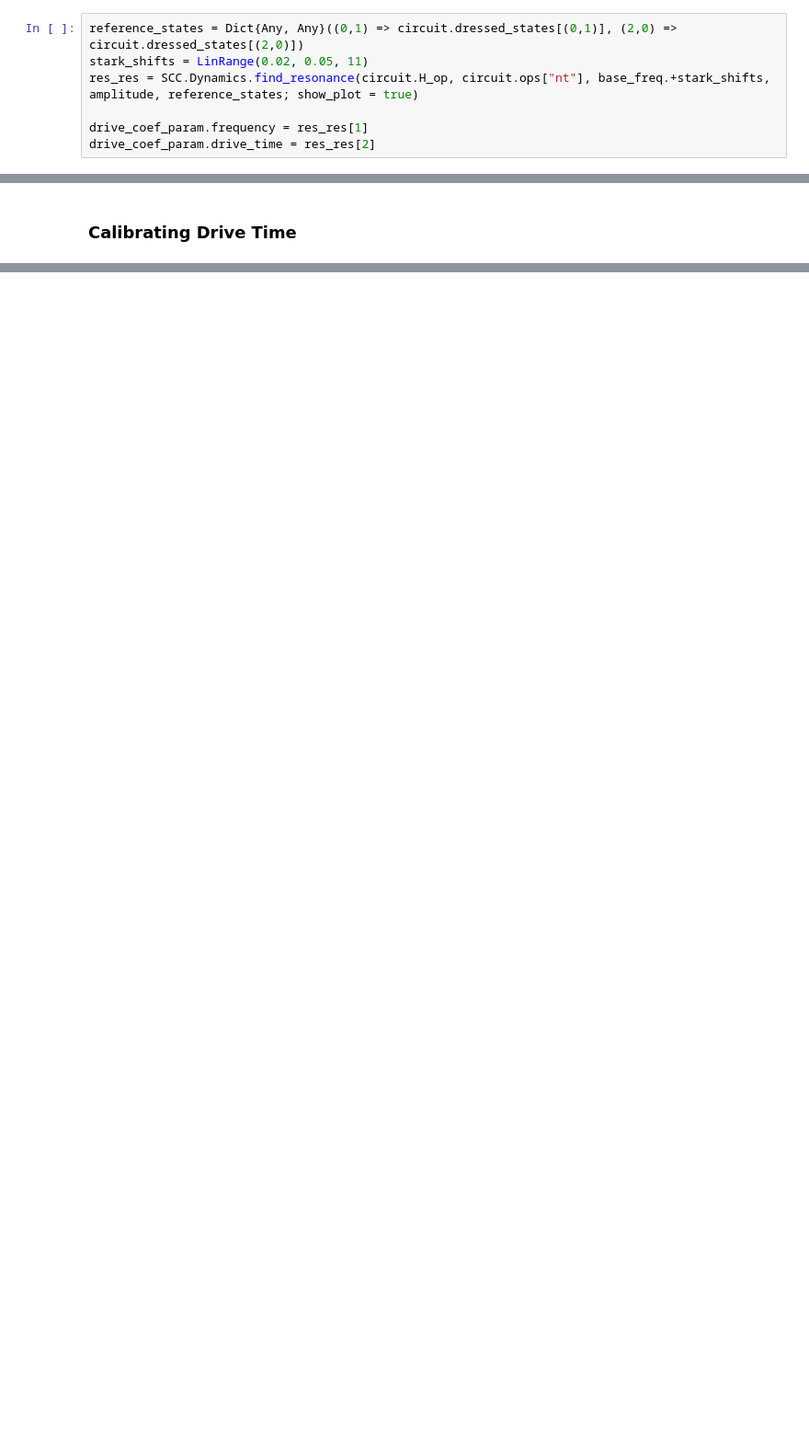
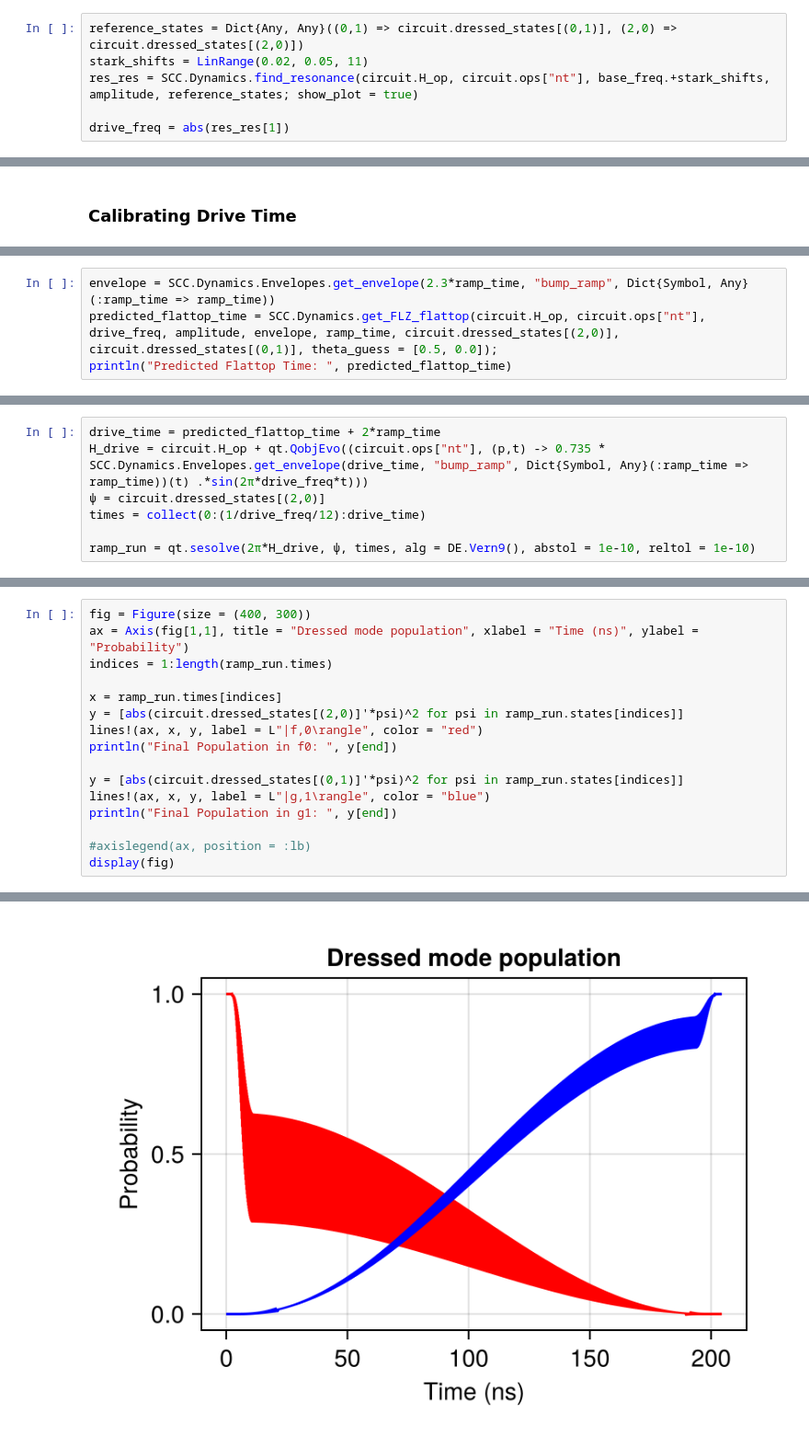
Before and after one commit to Gavin-Rockwood/SuperconductingCircuits.jl, a Jupyter notebook: demo/TransmonCavitySideband.ipynb, the cells around one changed output, grey strips where cells are left out. Shown at 92% size. Saved outputs shown, nothing was run; the diff lists cells and outputs as text; blank space fills up the shorter version.

Commit message:
making updates to TransmonCavitySideband demo and DriveCalibration

```diff
--- a/demo/TransmonCavitySideband.ipynb
+++ b/demo/TransmonCavitySideband.ipynb
@@ -86,6 +85,5 @@ reference_states = Dict{Any, Any}((0,1) => circuit.dressed_states[(0,1)], (2,0)
 stark_shifts = LinRange(0.02, 0.05, 11)
 res_res = SCC.Dynamics.find_resonance(circuit.H_op, circuit.ops["nt"], base_freq.+stark_shifts, amplitude, reference_states; show_plot = true)
 
-drive_coef_param.frequency = res_res[1]
-drive_coef_param.drive_time = res_res[2]
+drive_freq = abs(res_res[1])
 # %% [output]
@@ -216,0 +101,4 @@ Vector{Tuple}(undef, 10)
+# %%
+envelope = SCC.Dynamics.Envelopes.get_envelope(2.3*ramp_time, "bump_ramp", Dict{Symbol, Any}(:ramp_time => ramp_time))
+predicted_flattop_time = SCC.Dynamics.get_FLZ_flattop(circuit.H_op, circuit.ops["nt"], drive_freq, amplitude, envelope, ramp_time, circuit.dressed_states[(2,0)], circuit.dressed_states[(0,1)], theta_guess = [0.5, 0.0]);
+println("Predicted Flattop Time: ", predicted_flattop_time)
@@ -216,0 +113,7 @@ Vector{Tuple}(undef, 10)
+# %%
+drive_time = predicted_flattop_time + 2*ramp_time
+H_drive = circuit.H_op + qt.QobjEvo((circuit.ops["nt"], (p,t) -> 0.735 * SCC.Dynamics.Envelopes.get_envelope(drive_time, "bump_ramp", Dict{Symbol, Any}(:ramp_time => ramp_time))(t) .*sin(2π*drive_freq*t)))
+ψ = circuit.dressed_states[(2,0)]
+times = collect(0:(1/drive_freq/12):drive_time)
+
+ramp_run = qt.sesolve(2π*H_drive, ψ, times, alg = DE.Vern9(), abstol = 1e-10, reltol = 1e-10)
@@ -216,0 +130,17 @@ Vector{Tuple}(undef, 10)
+# %%
+fig = Figure(size = (400, 300))
+ax = Axis(fig[1,1], title = "Dressed mode population", xlabel = "Time (ns)", ylabel = "Probability")
+indices = 1:length(ramp_run.times)
+
+x = ramp_run.times[indices]
+y = [abs(circuit.dressed_states[(2,0)]'*psi)^2 for psi in ramp_run.states[indices]]
+lines!(ax, x, y, label = L"|f,0\rangle", color = "red")
+println("Final Population in f0: ", y[end])
+
+y = [abs(circuit.dressed_states[(0,1)]'*psi)^2 for psi in ramp_run.states[indices]]
+lines!(ax, x, y, label = L"|g,1\rangle", color = "blue")
+println("Final Population in g1: ", y[end])
+
+#axislegend(ax, position = :lb)
+display(fig)
+# %% [output]
@@ -216,0 +149 @@ Vector{Tuple}(undef, 10)
+[figure, added]
```
Also changed, not shown: parts of 23 cells of this notebook, 2 other files.
